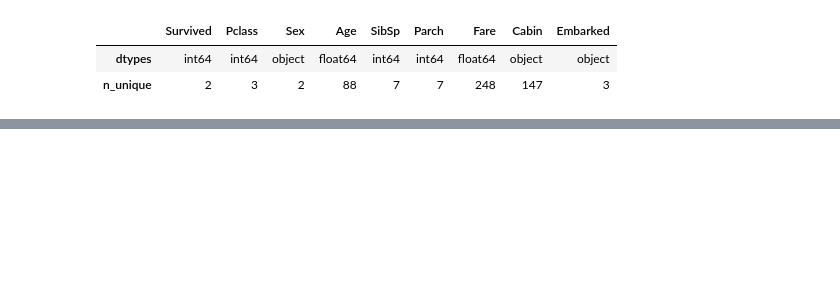
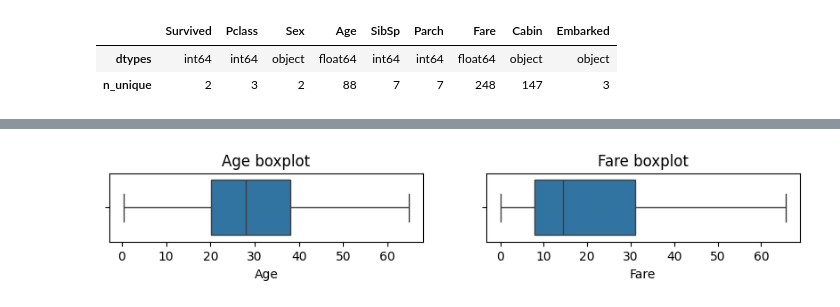
Before and after one commit to Elgeneral200/Depi_Amit_AI_BNS3, a Jupyter notebook: Data_preprocessing/Workshop_1.ipynb, the cells around one changed output, grey strips where cells are left out. Saved outputs shown, nothing was run; the diff lists cells and outputs as text; code cells hidden in the pictures; blank space fills up the shorter version.

```diff
--- a/Data_preprocessing/Workshop_1.ipynb
+++ b/Data_preprocessing/Workshop_1.ipynb
@@ -94,0 +106,18 @@ df.head(20)
+# %%
+for col in num_cols:
+    Q1 = df[col].quantile(0.25)
+    Q3 = df[col].quantile(0.75)
+    IQR = Q3 - Q1
+    lower_bound = Q1 - 1.5 * IQR
+    upper_bound = Q3 + 1.5 * IQR
+    lower_outliers = df[df[col] < lower_bound][col].values
+    upper_outliers = df[df[col] > upper_bound][col].values
+    df[col].replace(lower_outliers, lower_bound, inplace=True)
+    df[col].replace(upper_outliers, upper_bound, inplace=True)
+plt.figure(figsize=(10, 1))
+for idx, col in enumerate(num_cols):
+    plt.subplot(1, len(num_cols), idx + 1)
+    sns.boxplot(df[col], orient='h')
+    plt.title(f"{col} boxplot")
+# %% [output]
+[figure, added]
```
Also changed, not shown: parts of 17 cells of this notebook, 1 other file.
